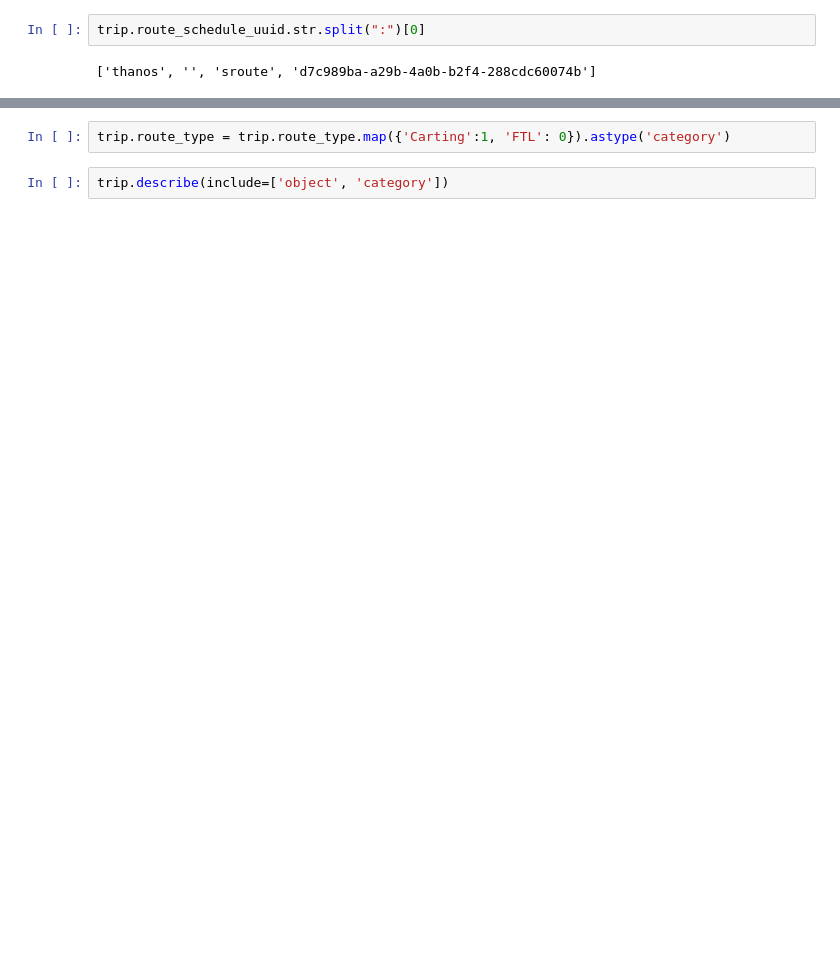
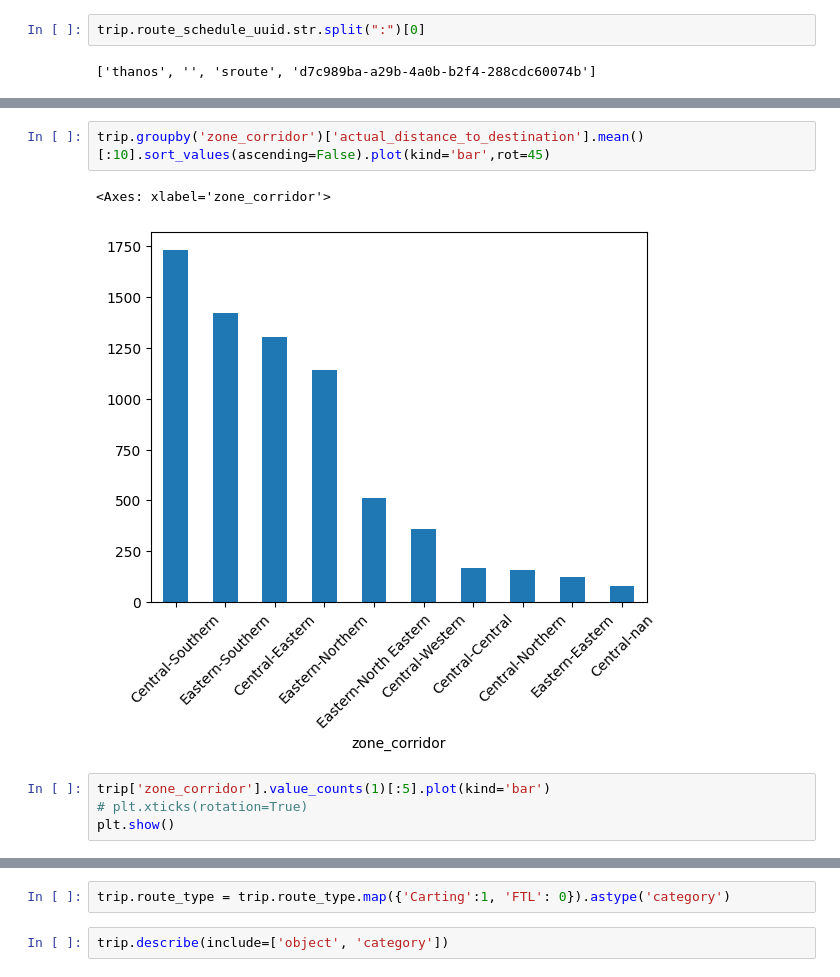
Before and after one commit to trehansalil/delhivery_analysis, a Jupyter notebook: analysis.ipynb, the cells around one changed output, grey strips where cells are left out. Cells and saved outputs as stored; diff of their text form; blank space fills up the shorter version.

```diff
--- a/analysis.ipynb
+++ b/analysis.ipynb
@@ -581,0 +675,9 @@ trip.route_schedule_uuid.str.split(":")[0]
+# %%
+trip.groupby('zone_corridor')['actual_distance_to_destination'].mean()[:10].sort_values(ascending=False).plot(kind='bar',rot=45)
+# %% [output]
+<Axes: xlabel='zone_corridor'>
+[figure, added]
+# %%
+trip['zone_corridor'].value_counts(1)[:5].plot(kind='bar')
+# plt.xticks(rotation=True)
+plt.show()
```
Also changed, not shown: parts of 44 cells of this notebook.
